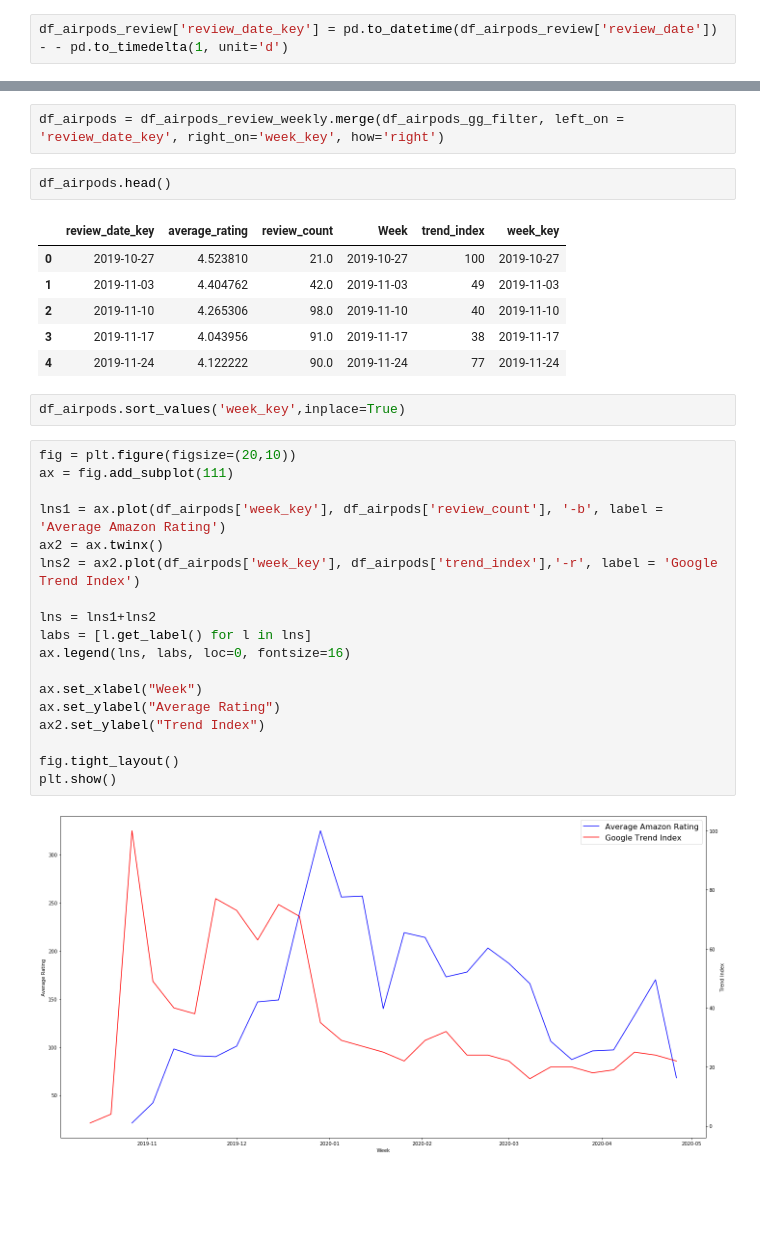
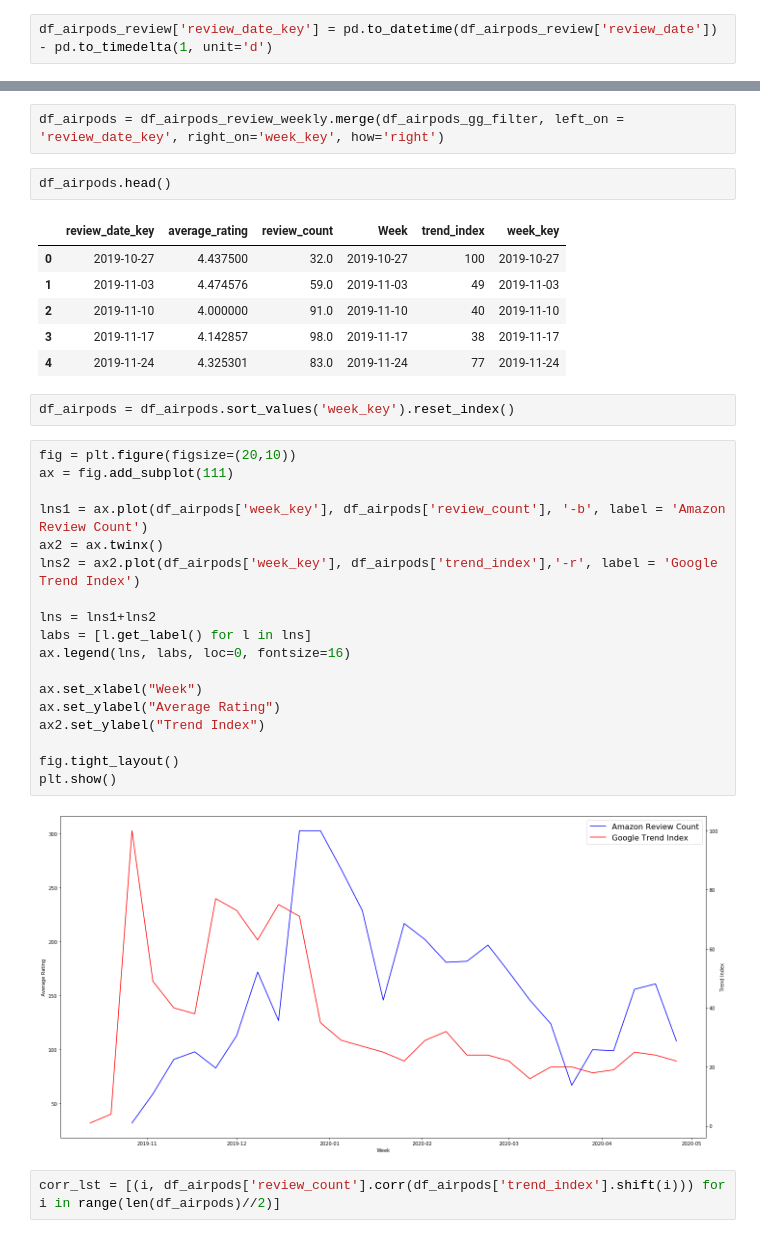
Before and after one commit to datascientistlin/AmazonReviewAnalysis, a Jupyter notebook: Draft - Lin.ipynb, the cells around one changed output, grey strips where cells are left out. Saved outputs shown, nothing was run; the diff lists cells and outputs as text; blank space fills up the shorter version.

```diff
--- a/Draft - Lin.ipynb
+++ b/Draft - Lin.ipynb
@@ -21,3 +23,3 @@ df_airpods_review['review_date'].min(), df_airpods_review['review_date'].max()
 # %%
-df_airpods_review['review_date_key'] = pd.to_datetime(df_airpods_review['review_date']) - - pd.to_timedelta(1, unit='d')
+df_airpods_review['review_date_key'] = pd.to_datetime(df_airpods_review['review_date']) - pd.to_timedelta(1, unit='d')
 # %%
@@ -80,30 +97,32 @@ df_airpods = df_airpods_review_weekly.merge(df_airpods_gg_filter, left_on = 'rev
 df_airpods.head()
 # %% [output]
 |  | review_date_key | average_rating | review_count | Week | trend_index | week_key |
-| 0 | 2019-10-27 | 4.523810 | 21.0 | 2019-10-27 | 100 | 2019-10-27 |
-| 1 | 2019-11-03 | 4.404762 | 42.0 | 2019-11-03 | 49 | 2019-11-03 |
-| 2 | 2019-11-10 | 4.265306 | 98.0 | 2019-11-10 | 40 | 2019-11-10 |
-| 3 | 2019-11-17 | 4.043956 | 91.0 | 2019-11-17 | 38 | 2019-11-17 |
-| 4 | 2019-11-24 | 4.122222 | 90.0 | 2019-11-24 | 77 | 2019-11-24 |
+| 0 | 2019-10-27 | 4.437500 | 32.0 | 2019-10-27 | 100 | 2019-10-27 |
+| 1 | 2019-11-03 | 4.474576 | 59.0 | 2019-11-03 | 49 | 2019-11-03 |
+| 2 | 2019-11-10 | 4.000000 | 91.0 | 2019-11-10 | 40 | 2019-11-10 |
+| 3 | 2019-11-17 | 4.142857 | 98.0 | 2019-11-17 | 38 | 2019-11-17 |
+| 4 | 2019-11-24 | 4.325301 | 83.0 | 2019-11-24 | 77 | 2019-11-24 |
 # %%
-df_airpods.sort_values('week_key',inplace=True)
+df_airpods = df_airpods.sort_values('week_key').reset_index()
 # %%
 fig = plt.figure(figsize=(20,10))
 ax = fig.add_subplot(111)
 
-lns1 = ax.plot(df_airpods['week_key'], df_airpods['review_count'], '-b', label = 'Average Amazon Rating')
+lns1 = ax.plot(df_airpods['week_key'], df_airpods['review_count'], '-b', label = 'Amazon Review Count')
 ax2 = ax.twinx()
 lns2 = ax2.plot(df_airpods['week_key'], df_airpods['trend_index'],'-r', label = 'Google Trend Index')
 
 lns = lns1+lns2
 labs = [l.get_label() for l in lns]
 ax.legend(lns, labs, loc=0, fontsize=16)
 
 ax.set_xlabel("Week")
 ax.set_ylabel("Average Rating")
 ax2.set_ylabel("Trend Index")
 
 fig.tight_layout()
 plt.show()
 # %% [output]
-[figure, old version]
+[figure, new version]
+# %%
+corr_lst = [(i, df_airpods['review_count'].corr(df_airpods['trend_index'].shift(i))) for i in range(len(df_airpods)//2)]
```
Also changed, not shown: parts of 99 cells of this notebook.
